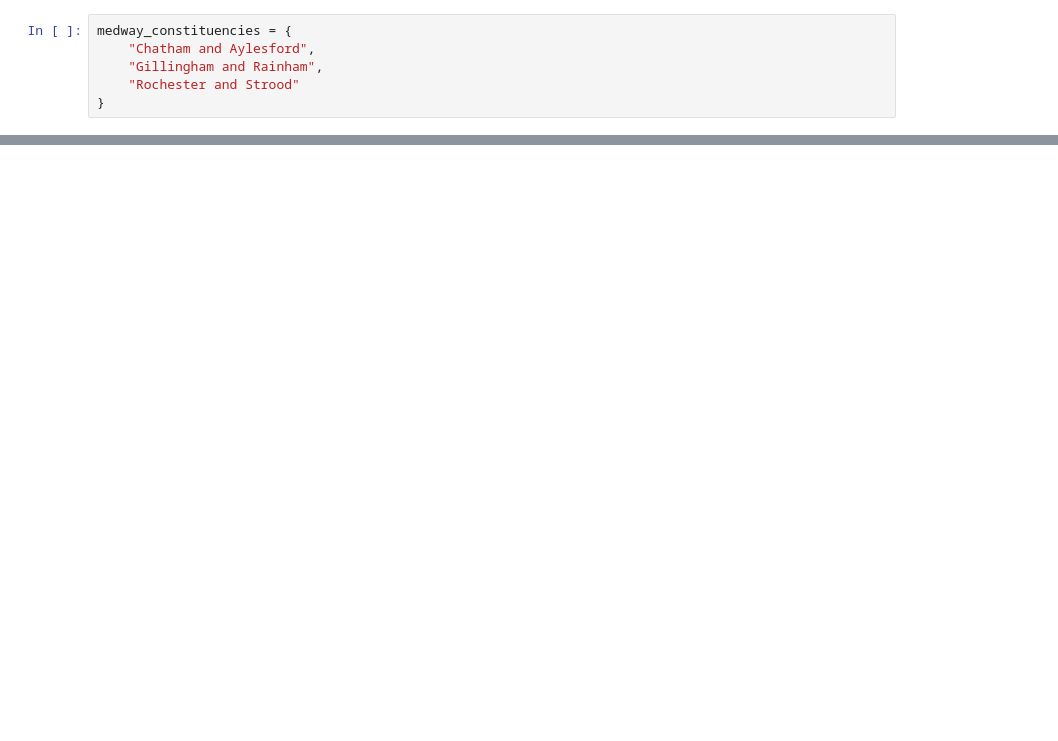
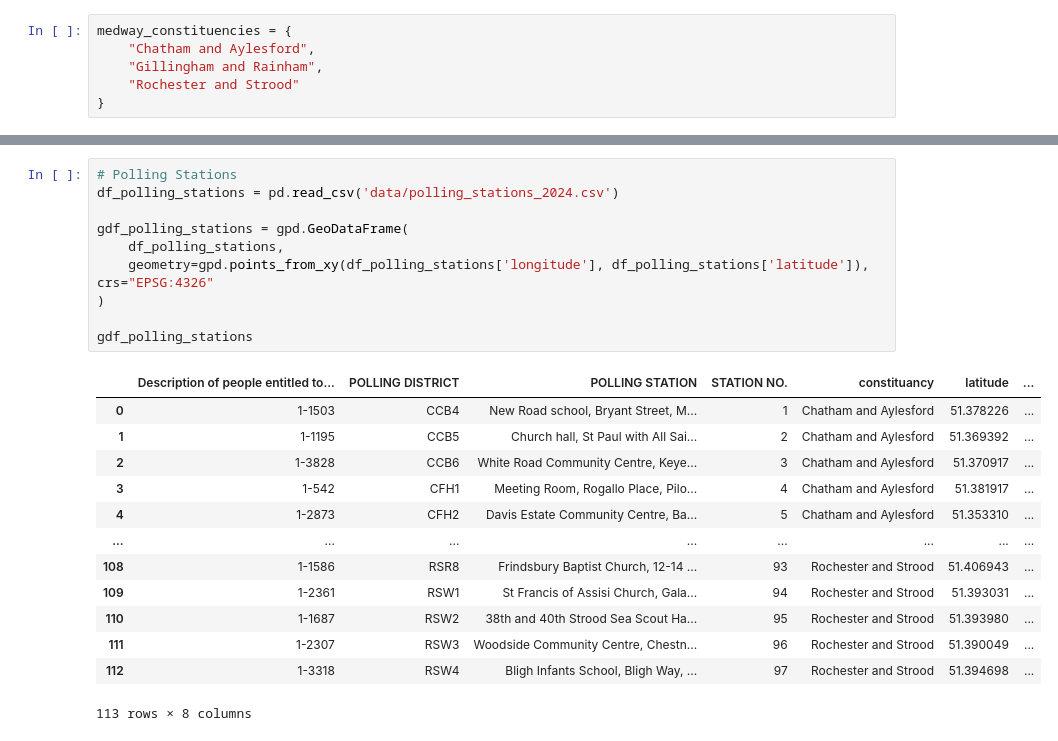
Before and after one commit to quinnphil/medway-local-authority-maps, a Jupyter notebook: ConstituancyBoundaries.ipynb, the cells around one changed output, grey strips where cells are left out. Cells and saved outputs as stored; diff of their text form; blank space fills up the shorter version.

```diff
--- a/ConstituancyBoundaries.ipynb
+++ b/ConstituancyBoundaries.ipynb
@@ -66,2 +127,26 @@ medway_wards.head()
+# %%
+# Polling Stations
+df_polling_stations = pd.read_csv('data/polling_stations_2024.csv')
+
+gdf_polling_stations = gpd.GeoDataFrame(
+    df_polling_stations,
+    geometry=gpd.points_from_xy(df_polling_stations['longitude'], df_polling_stations['latitude']), crs="EPSG:4326"
+)
+
+gdf_polling_stations
+# %% [output]
+|  | Description of people entitled to... | POLLING DISTRICT | POLLING STATION | STATION NO. | constituancy | latitude | ... |
+| 0 | 1-1503 | CCB4 | New Road school, Bryant Street, M... | 1 | Chatham and Aylesford | 51.378226 | ... |
+| 1 | 1-1195 | CCB5 | Church hall, St Paul with All Sai... | 2 | Chatham and Aylesford | 51.369392 | ... |
+| 2 | 1-3828 | CCB6 | White Road Community Centre, Keye... | 3 | Chatham and Aylesford | 51.370917 | ... |
+| 3 | 1-542 | CFH1 | Meeting Room, Rogallo Place, Pilo... | 4 | Chatham and Aylesford | 51.381917 | ... |
+| 4 | 1-2873 | CFH2 | Davis Estate Community Centre, Ba... | 5 | Chatham and Aylesford | 51.353310 | ... |
+| ... | ... | ... | ... | ... | ... | ... | ... |
+| 108 | 1-1586 | RSR8 | Frindsbury Baptist Church, 12-14 ... | 93 | Rochester and Strood | 51.406943 | ... |
+| 109 | 1-2361 | RSW1 | St Francis of Assisi Church, Gala... | 94 | Rochester and Strood | 51.393031 | ... |
+| 110 | 1-1687 | RSW2 | 38th and 40th Strood Sea Scout Ha... | 95 | Rochester and Strood | 51.393980 | ... |
+| 111 | 1-2307 | RSW3 | Woodside Community Centre, Chestn... | 96 | Rochester and Strood | 51.390049 | ... |
+| 112 | 1-3318 | RSW4 | Bligh Infants School, Bligh Way, ... | 97 | Rochester and Strood | 51.394698 | ... |
+113 rows × 8 columns
 # %%
 fig, ax = plt.subplots(figsize=(10,10))
```
Also changed, not shown: parts of 9 cells of this notebook, 8 other files.
